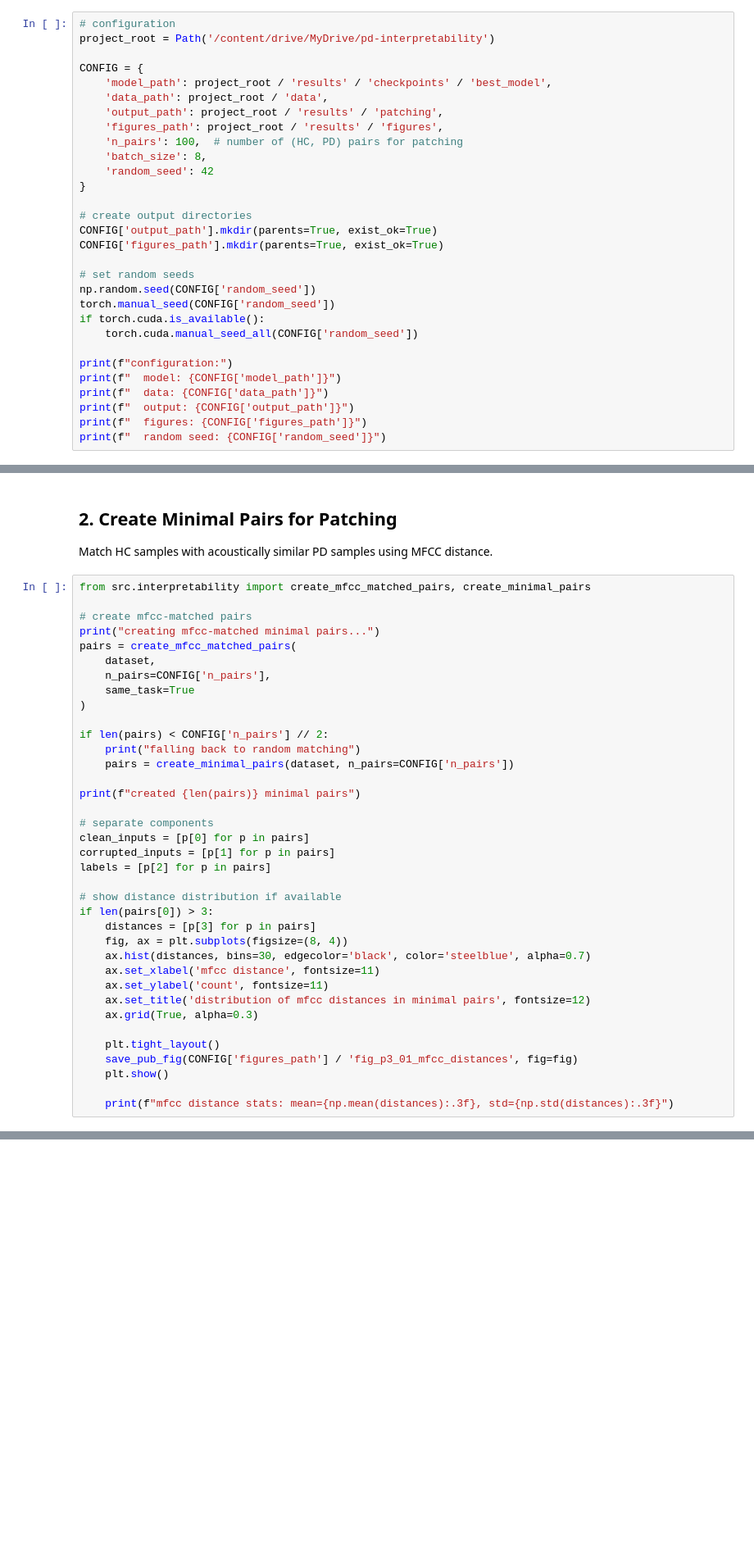
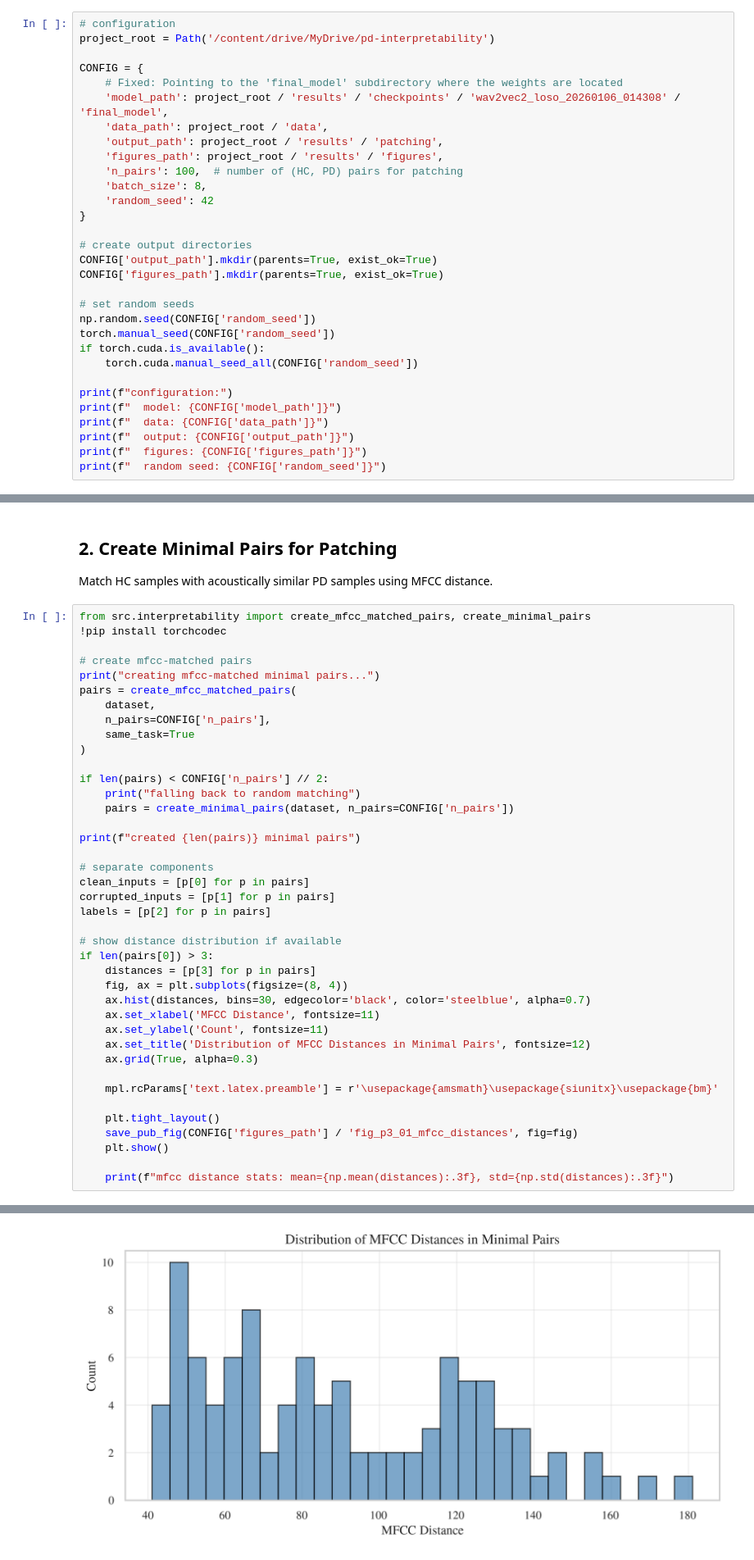
Before and after one commit to smayan-gowda/pd-interpretability, a Jupyter notebook: notebooks/gpu/05_activation_patching.ipynb, the cells around one changed output, grey strips where cells are left out. Shown at 82% size. Drawn from its saved outputs; the diff is of its cells as text; blank space fills up the shorter version.

Commit message:
complete run of interpretability notebook results

```diff
--- a/notebooks/gpu/05_activation_patching.ipynb
+++ b/notebooks/gpu/05_activation_patching.ipynb
@@ -94,7 +157,8 @@ print(f"latex rendering: {'enabled' if latex_enabled else 'disabled (using matht
 project_root = Path('/content/drive/MyDrive/pd-interpretability')
 
 CONFIG = {
-    'model_path': project_root / 'results' / 'checkpoints' / 'best_model',
+    # Fixed: Pointing to the 'final_model' subdirectory where the weights are located
+    'model_path': project_root / 'results' / 'checkpoints' / 'wav2vec2_loso_20260106_014308' / 'final_model',
     'data_path': project_root / 'data',
     'output_path': project_root / 'results' / 'patching',
     'figures_path': project_root / 'results' / 'figures',
@@ -148,6 +250,7 @@ print(f"model layers: {len(classifier.model.wav2vec2.encoder.layers)}")
 Match HC samples with acoustically similar PD samples using MFCC distance.
 # %%
 from src.interpretability import create_mfcc_matched_pairs, create_minimal_pairs
+!pip install torchcodec
 
 # create mfcc-matched pairs
 print("creating mfcc-matched minimal pairs...")
@@ -173,13 +276,16 @@ if len(pairs[0]) > 3:
     distances = [p[3] for p in pairs]
     fig, ax = plt.subplots(figsize=(8, 4))
     ax.hist(distances, bins=30, edgecolor='black', color='steelblue', alpha=0.7)
-    ax.set_xlabel('mfcc distance', fontsize=11)
-    ax.set_ylabel('count', fontsize=11)
-    ax.set_title('distribution of mfcc distances in minimal pairs', fontsize=12)
+    ax.set_xlabel('MFCC Distance', fontsize=11)
+    ax.set_ylabel('Count', fontsize=11)
+    ax.set_title('Distribution of MFCC Distances in Minimal Pairs', fontsize=12)
     ax.grid(True, alpha=0.3)
+
+    mpl.rcParams['text.latex.preamble'] = r'\usepackage{amsmath}\usepackage{siunitx}\usepackage{bm}'
 
     plt.tight_layout()
     save_pub_fig(CONFIG['figures_path'] / 'fig_p3_01_mfcc_distances', fig=fig)
     plt.show()
 
     print(f"mfcc distance stats: mean={np.mean(distances):.3f}, std={np.std(distances):.3f}")
+# %% [output]
@@ -185,0 +299 @@ if len(pairs[0]) > 3:
+[figure, added]
```
Also changed, not shown: parts of 23 cells of this notebook, 15 other files.
